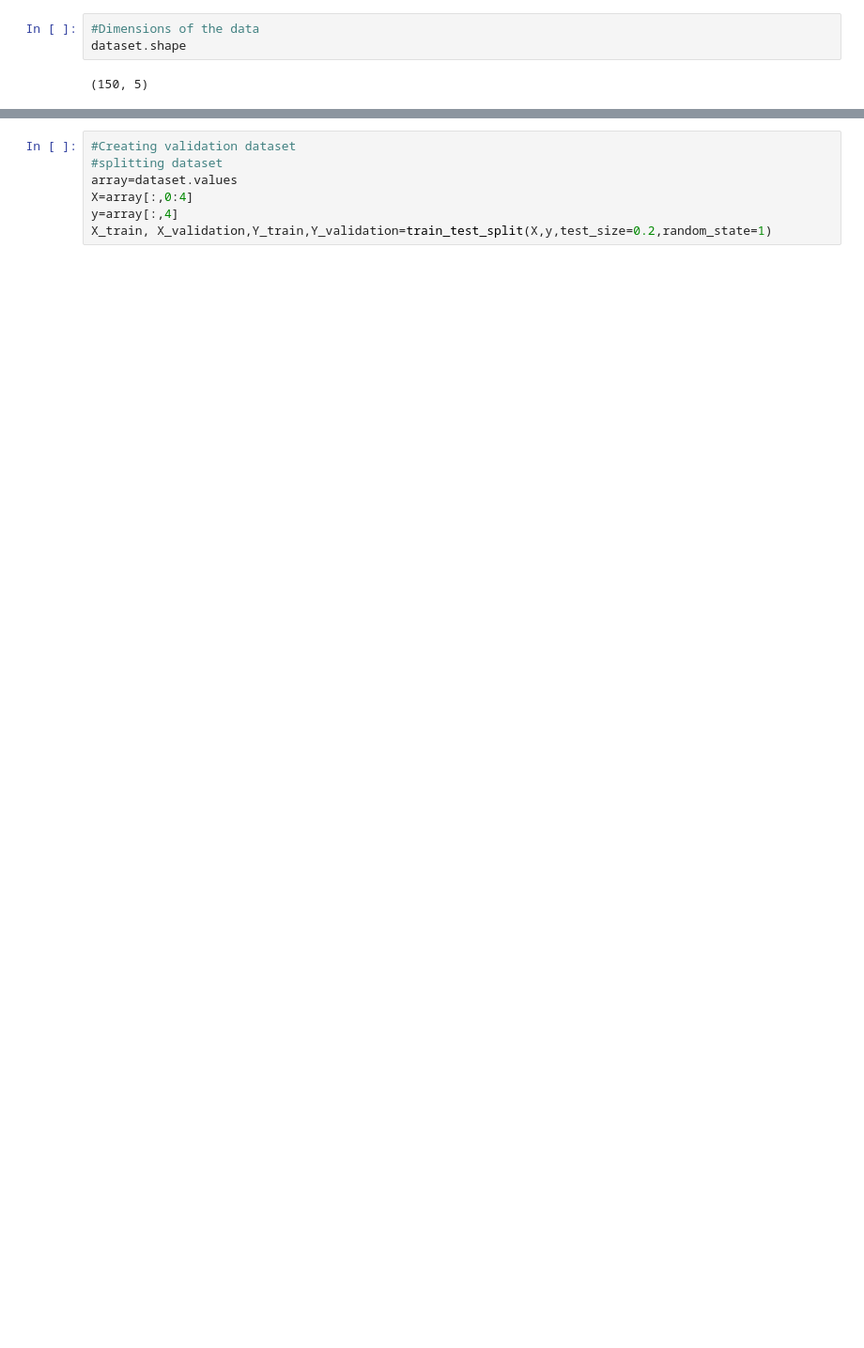
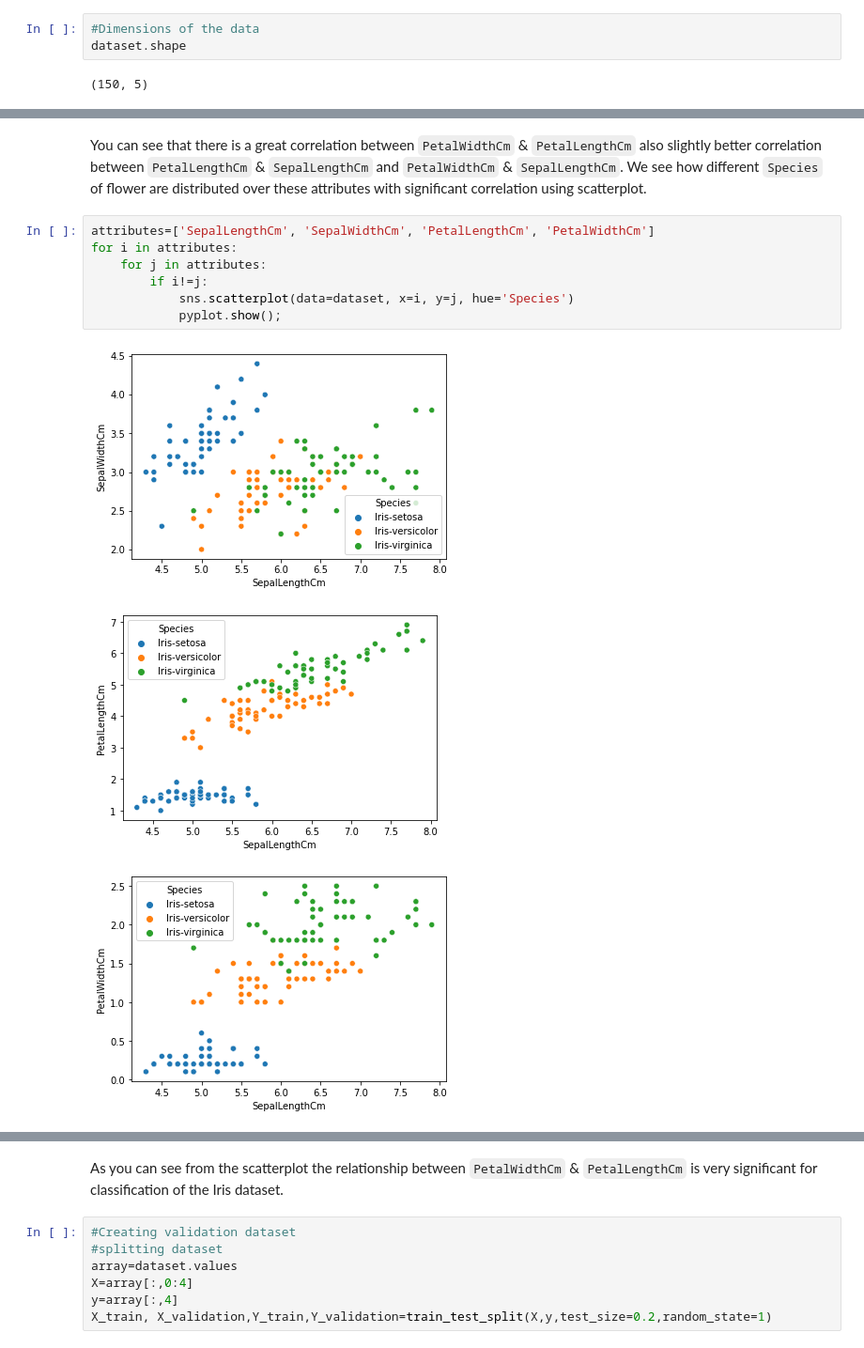
Before and after one commit to prasadposture/Dataset-Classification-Project, a Jupyter notebook: Dataset Classification Project.ipynb, the cells around one changed output, grey strips where cells are left out. Shown: that part at 94% size. Saved outputs shown, nothing was run; the diff lists cells and outputs as text; blank space fills up the shorter version.

```diff
--- a/Dataset Classification Project.ipynb
+++ b/Dataset Classification Project.ipynb
@@ -120,0 +125,13 @@ pyplot.show()
+# %% [markdown]
+You can see that there is a great correlation between `PetalWidthCm` & `PetalLengthCm` also slightly better correlation between `PetalLengthCm` & `SepalLengthCm` and `PetalWidthCm` & `SepalLengthCm`. We see how different `Species` of flower are distributed over these attributes with significant correlation using scatterplot.
+# %%
+attributes=['SepalLengthCm', 'SepalWidthCm', 'PetalLengthCm', 'PetalWidthCm']
+for i in attributes:
+    for j in attributes:
+        if i!=j:
+            sns.scatterplot(data=dataset, x=i, y=j, hue='Species')
+            pyplot.show();
+# %% [output]
+[figure, added]
+[figure, added]
+[figure, added]
@@ -121,3 +147,5 @@ pyplot.show()
+# %% [markdown]
+As you can see from the scatterplot the relationship between `PetalWidthCm` & `PetalLengthCm` is very significant for classification of the Iris dataset.
 # %%
 #Creating validation dataset
 #splitting dataset
```
Also changed, not shown: parts of 19 cells of this notebook.
